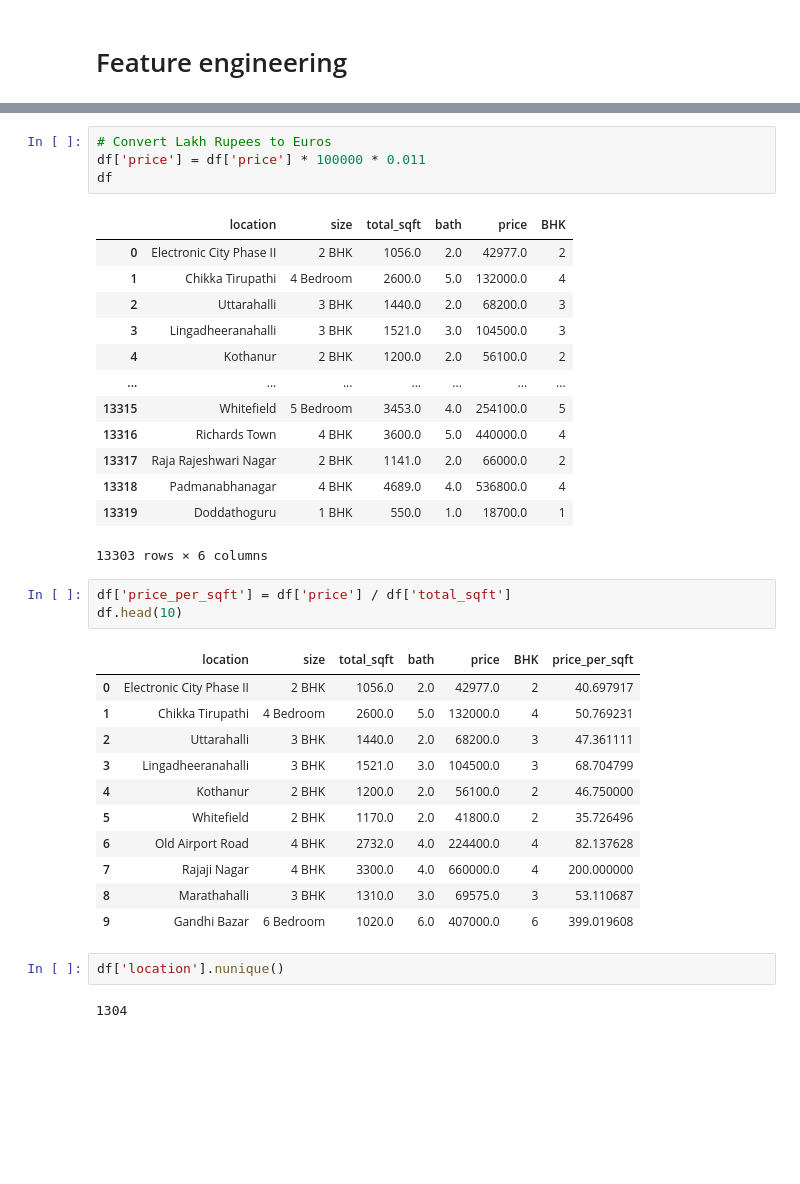
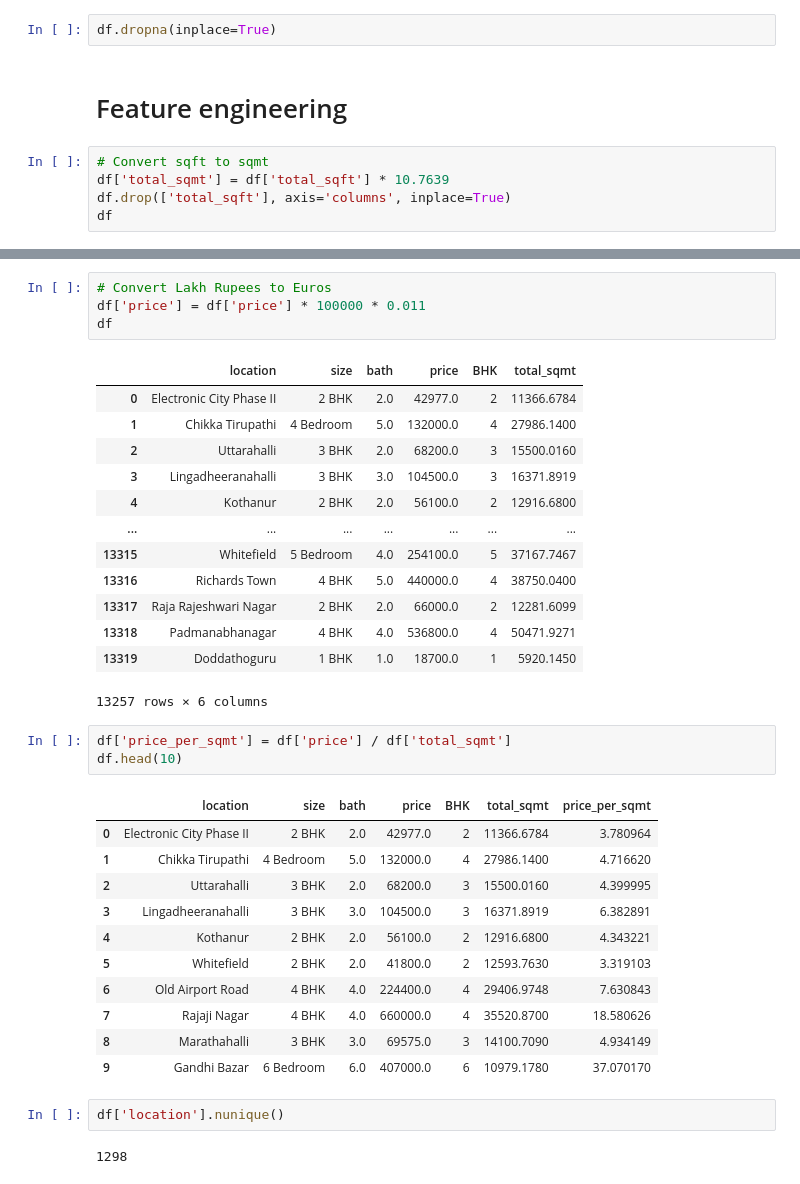
Before and after one commit to daidan3k/LearningAI, a Jupyter notebook: projects/01-real-state-price-prediction.ipynb, the cells around one changed output, grey strips where cells are left out. Saved outputs shown, nothing was run; the diff lists cells and outputs as text; blank space fills up the shorter version.

```diff
--- a/projects/01-real-state-price-prediction.ipynb
+++ b/projects/01-real-state-price-prediction.ipynb
@@ -205,5 +205,12 @@ df.head(10)
 | 7 | Rajaji Nagar | 4 BHK | 3300.0 | 4.0 | 600.00 | 4 |
 | 8 | Marathahalli | 3 BHK | 1310.0 | 3.0 | 63.25 | 3 |
 | 9 | Gandhi Bazar | 6 Bedroom | 1020.0 | 6.0 | 370.00 | 6 |
+# %%
+df.dropna(inplace=True)
 # %% [markdown]
 # Feature engineering
+# %%
+# Convert sqft to sqmt
+df['total_sqmt'] = df['total_sqft'] * 10.7639
+df.drop(['total_sqft'], axis='columns', inplace=True)
+df
@@ -212,38 +233,38 @@ df.head(10)
 df['price'] = df['price'] * 100000 * 0.011
 df
 # %% [output]
-|  | location | size | total_sqft | bath | price | BHK |
-| 0 | Electronic City Phase II | 2 BHK | 1056.0 | 2.0 | 42977.0 | 2 |
-| 1 | Chikka Tirupathi | 4 Bedroom | 2600.0 | 5.0 | 132000.0 | 4 |
-| 2 | Uttarahalli | 3 BHK | 1440.0 | 2.0 | 68200.0 | 3 |
-| 3 | Lingadheeranahalli | 3 BHK | 1521.0 | 3.0 | 104500.0 | 3 |
-| 4 | Kothanur | 2 BHK | 1200.0 | 2.0 | 56100.0 | 2 |
+|  | location | size | bath | price | BHK | total_sqmt |
+| 0 | Electronic City Phase II | 2 BHK | 2.0 | 42977.0 | 2 | 11366.6784 |
+| 1 | Chikka Tirupathi | 4 Bedroom | 5.0 | 132000.0 | 4 | 27986.1400 |
+| 2 | Uttarahalli | 3 BHK | 2.0 | 68200.0 | 3 | 15500.0160 |
+| 3 | Lingadheeranahalli | 3 BHK | 3.0 | 104500.0 | 3 | 16371.8919 |
+| 4 | Kothanur | 2 BHK | 2.0 | 56100.0 | 2 | 12916.6800 |
 | ... | ... | ... | ... | ... | ... | ... |
-| 13315 | Whitefield | 5 Bedroom | 3453.0 | 4.0 | 254100.0 | 5 |
-| 13316 | Richards Town | 4 BHK | 3600.0 | 5.0 | 440000.0 | 4 |
-| 13317 | Raja Rajeshwari Nagar | 2 BHK | 1141.0 | 2.0 | 66000.0 | 2 |
-| 13318 | Padmanabhanagar | 4 BHK | 4689.0 | 4.0 | 536800.0 | 4 |
-| 13319 | Doddathoguru | 1 BHK | 550.0 | 1.0 | 18700.0 | 1 |
+| 13315 | Whitefield | 5 Bedroom | 4.0 | 254100.0 | 5 | 37167.7467 |
+| 13316 | Richards Town | 4 BHK | 5.0 | 440000.0 | 4 | 38750.0400 |
+| 13317 | Raja Rajeshwari Nagar | 2 BHK | 2.0 | 66000.0 | 2 | 12281.6099 |
+| 13318 | Padmanabhanagar | 4 BHK | 4.0 | 536800.0 | 4 | 50471.9271 |
+| 13319 | Doddathoguru | 1 BHK | 1.0 | 18700.0 | 1 | 5920.1450 |
-13303 rows × 6 columns
+13257 rows × 6 columns
 # %%
-df['price_per_sqft'] = df['price'] / df['total_sqft']
+df['price_per_sqmt'] = df['price'] / df['total_sqmt']
 df.head(10)
 # %% [output]
-|  | location | size | total_sqft | bath | price | BHK | price_per_sqft |
-| 0 | Electronic City Phase II | 2 BHK | 1056.0 | 2.0 | 42977.0 | 2 | 40.697917 |
-| 1 | Chikka Tirupathi | 4 Bedroom | 2600.0 | 5.0 | 132000.0 | 4 | 50.769231 |
-| 2 | Uttarahalli | 3 BHK | 1440.0 | 2.0 | 68200.0 | 3 | 47.361111 |
-| 3 | Lingadheeranahalli | 3 BHK | 1521.0 | 3.0 | 104500.0 | 3 | 68.704799 |
-| 4 | Kothanur | 2 BHK | 1200.0 | 2.0 | 56100.0 | 2 | 46.750000 |
-| 5 | Whitefield | 2 BHK | 1170.0 | 2.0 | 41800.0 | 2 | 35.726496 |
-| 6 | Old Airport Road | 4 BHK | 2732.0 | 4.0 | 224400.0 | 4 | 82.137628 |
-| 7 | Rajaji Nagar | 4 BHK | 3300.0 | 4.0 | 660000.0 | 4 | 200.000000 |
-| 8 | Marathahalli | 3 BHK | 1310.0 | 3.0 | 69575.0 | 3 | 53.110687 |
-| 9 | Gandhi Bazar | 6 Bedroom | 1020.0 | 6.0 | 407000.0 | 6 | 399.019608 |
+|  | location | size | bath | price | BHK | total_sqmt | price_per_sqmt |
+| 0 | Electronic City Phase II | 2 BHK | 2.0 | 42977.0 | 2 | 11366.6784 | 3.780964 |
+| 1 | Chikka Tirupathi | 4 Bedroom | 5.0 | 132000.0 | 4 | 27986.1400 | 4.716620 |
+| 2 | Uttarahalli | 3 BHK | 2.0 | 68200.0 | 3 | 15500.0160 | 4.399995 |
+| 3 | Lingadheeranahalli | 3 BHK | 3.0 | 104500.0 | 3 | 16371.8919 | 6.382891 |
+| 4 | Kothanur | 2 BHK | 2.0 | 56100.0 | 2 | 12916.6800 | 4.343221 |
+| 5 | Whitefield | 2 BHK | 2.0 | 41800.0 | 2 | 12593.7630 | 3.319103 |
+| 6 | Old Airport Road | 4 BHK | 4.0 | 224400.0 | 4 | 29406.9748 | 7.630843 |
+| 7 | Rajaji Nagar | 4 BHK | 4.0 | 660000.0 | 4 | 35520.8700 | 18.580626 |
+| 8 | Marathahalli | 3 BHK | 3.0 | 69575.0 | 3 | 14100.7090 | 4.934149 |
+| 9 | Gandhi Bazar | 6 Bedroom | 6.0 | 407000.0 | 6 | 10979.1780 | 37.070170 |
 # %%
 df['location'].nunique()
 # %% [output]
-1304
+1298
 # %%
 df.location = df.location.apply(lambda x: x.strip())
 location_stats = df.groupby('location')['location'].count()
```
Also changed, not shown: parts of 7 cells of this notebook.
